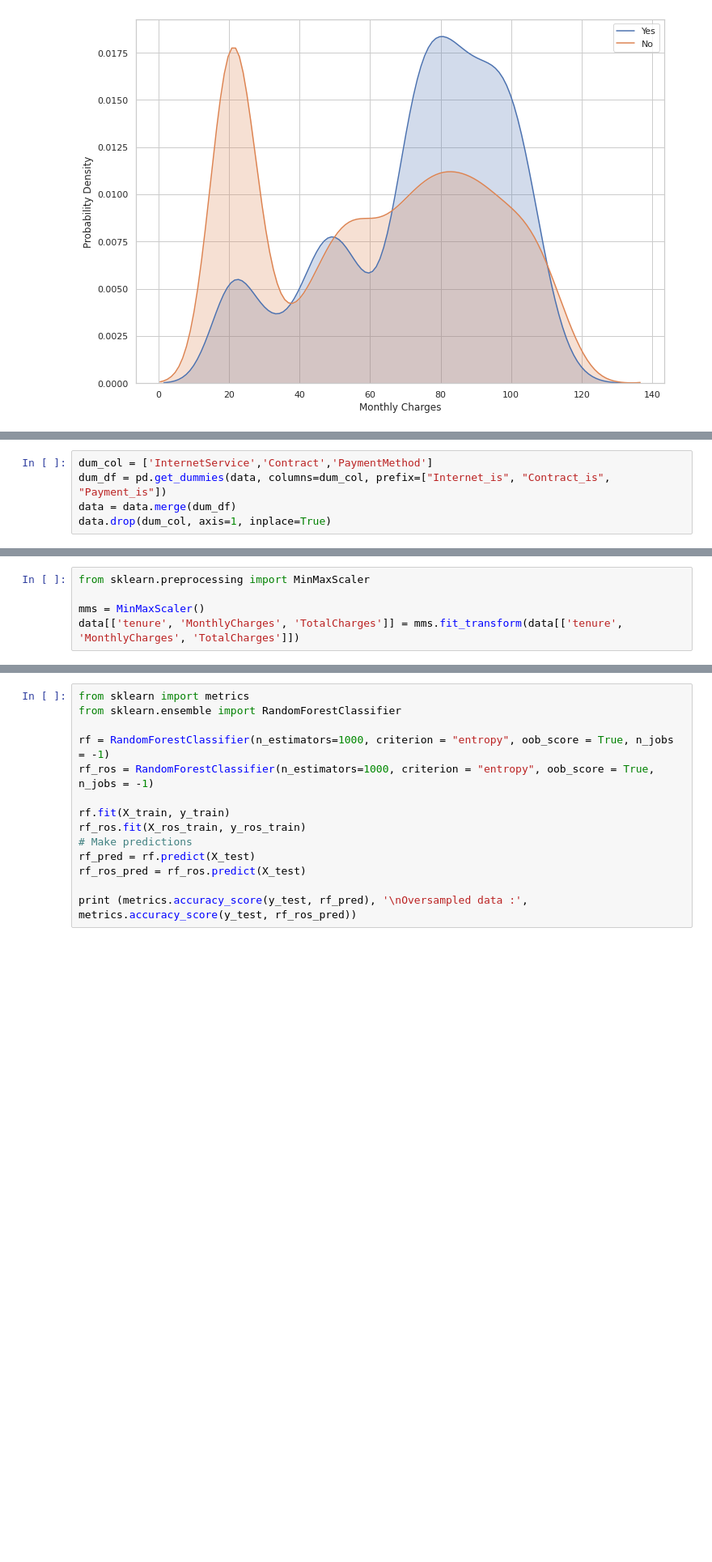
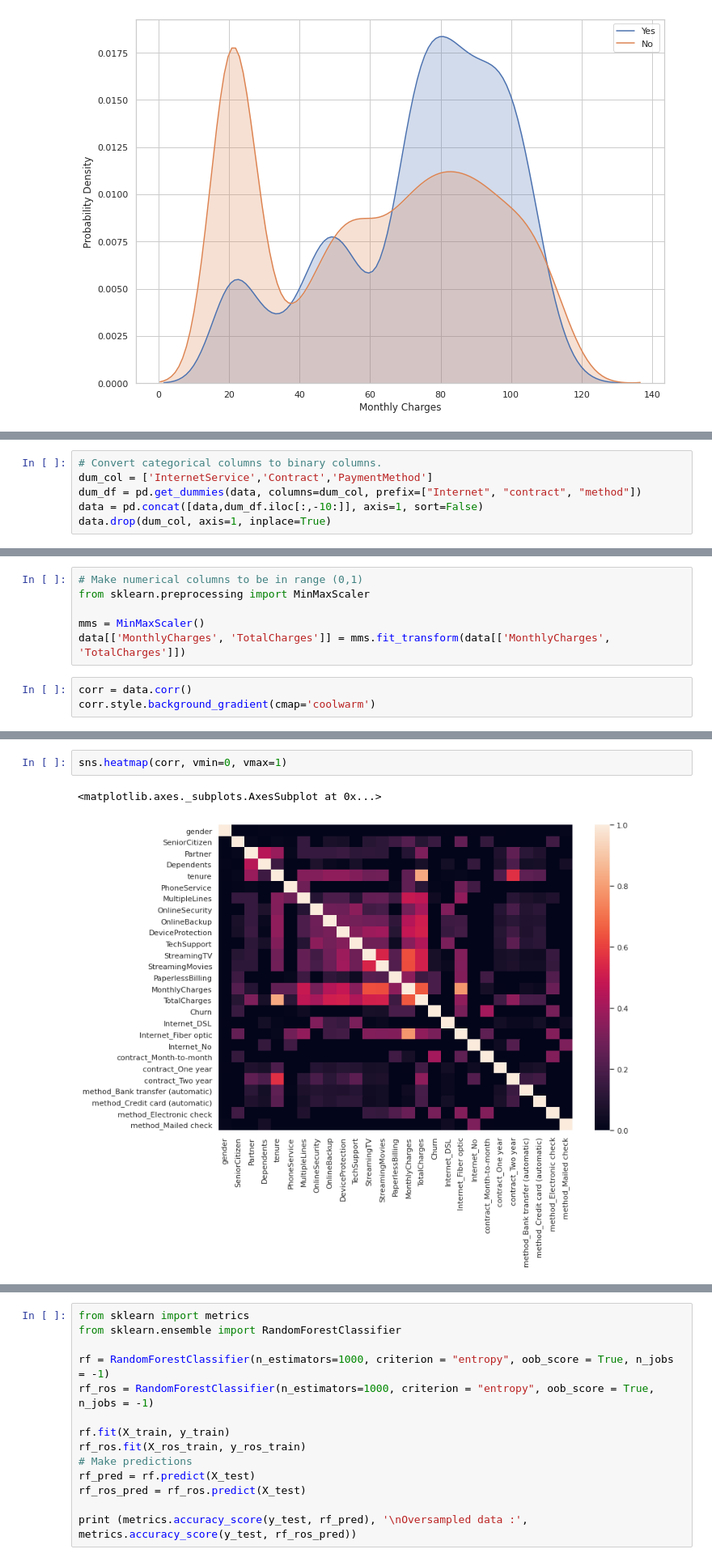
Before and after one commit to HusseinAndia/Telco_Customer_Churn, a Jupyter notebook: Telco_Customer_Churn.ipynb, the cells around one changed output, grey strips where cells are left out. Shown at 81% size. Drawn from its saved outputs; the diff is of its cells as text; blank space fills up the shorter version.

Commit message:
Doing data preprocessing and correlation matrix.

```diff
--- a/Telco_Customer_Churn.ipynb
+++ b/Telco_Customer_Churn.ipynb
@@ -239,7 +251,8 @@ for i in cols_2:
     data[i] = data[i].replace({'Yes' : 1, 'No' : 0})
 data['gender'] = data['gender'].replace({'Male' : 1, 'Female' : 0})
 # %%
+# Convert categorical columns to binary columns.
 dum_col = ['InternetService','Contract','PaymentMethod']
-dum_df = pd.get_dummies(data, columns=dum_col, prefix=["Internet_is", "Contract_is", "Payment_is"])
-data = data.merge(dum_df)
+dum_df = pd.get_dummies(data, columns=dum_col, prefix=["Internet", "contract", "method"])
+data = pd.concat([data,dum_df.iloc[:,-10:]], axis=1, sort=False)
 data.drop(dum_col, axis=1, inplace=True)
@@ -246,5 +283,9 @@ data.drop(dum_col, axis=1, inplace=True)
 # %%
+# Make numerical columns to be in range (0,1)
 from sklearn.preprocessing import MinMaxScaler
 
 mms = MinMaxScaler()
-data[['tenure', 'MonthlyCharges', 'TotalCharges']] = mms.fit_transform(data[['tenure', 'MonthlyCharges', 'TotalCharges']])
+data[['MonthlyCharges', 'TotalCharges']] = mms.fit_transform(data[['MonthlyCharges', 'TotalCharges']])
+# %%
+corr = data.corr()
+corr.style.background_gradient(cmap='coolwarm')
@@ -251 +310,6 @@ data[['tenure', 'MonthlyCharges', 'TotalCharges']] = mms.fit_transform(data[['te
+# %%
+sns.heatmap(corr, vmin=0, vmax=1)
+# %% [output]
+<matplotlib.axes._subplots.AxesSubplot at 0x...>
+[figure, added]
 # %%
```
Also changed, not shown: parts of 14 cells of this notebook.
